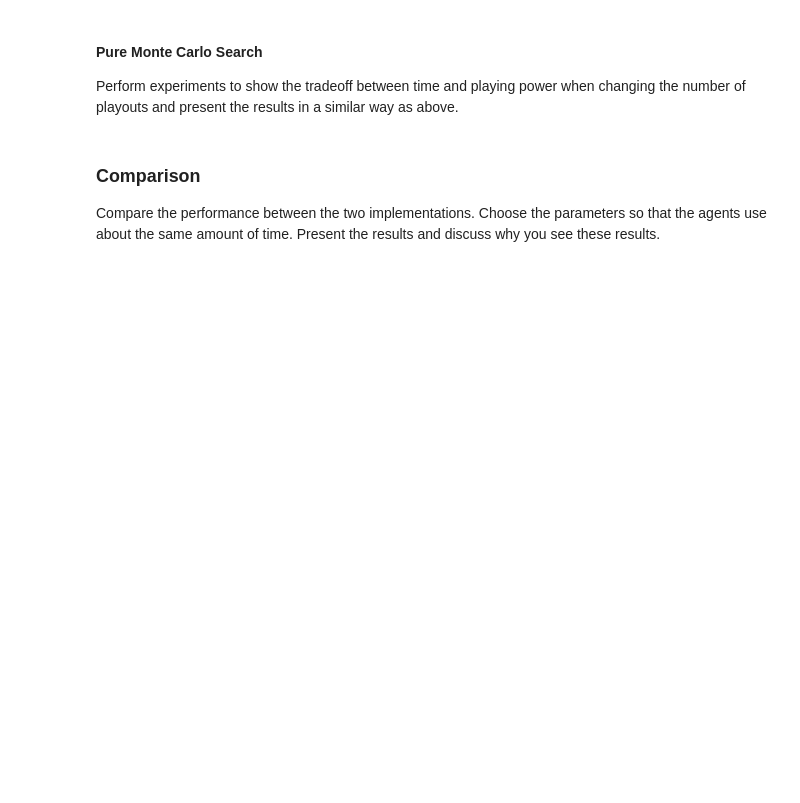
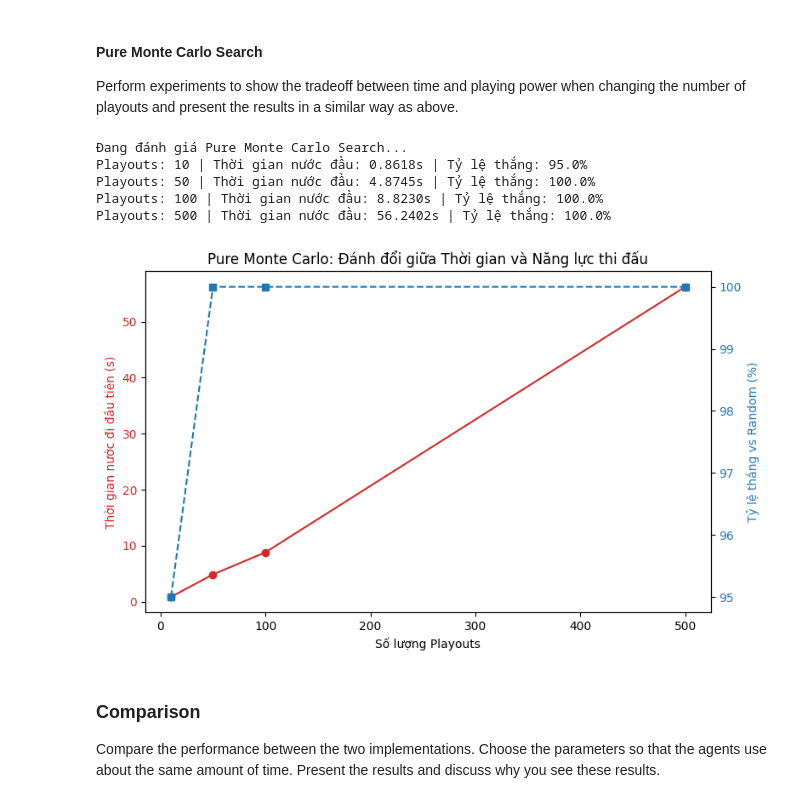
Before and after one commit to TranDatTB04/TTNTNC-Nhom11, a Jupyter notebook: lab05 - game/assignment_connect4.ipynb, the cells around one changed output. Saved outputs shown, nothing was run; the diff lists cells and outputs as text; code cells hidden in the pictures; blank space fills up the shorter version.

```diff
--- a/lab05 - game/assignment_connect4.ipynb
+++ b/lab05 - game/assignment_connect4.ipynb
@@ -251,3 +933,55 @@ Perform experiments to show the tradeoff between time and playing power when cha
+# %%
+# Cấu hình thử nghiệm
+playouts_to_test = [10, 50, 100, 500]
+mc_times = []
+mc_win_rates = []
+
+print("Đang đánh giá Pure Monte Carlo Search...")
+for p in playouts_to_test:
+    mc_agent_test = PureMonteCarloAgent(num_playouts=p)
+
+    # Đo thời gian trung bình cho 1 nước đi ở ván cờ trống
+    start_t = time.time()
+    mc_agent_test(empty_board((6, 7)), player=1)
+    avg_time = time.time() - start_t
+    mc_times.append(avg_time)
+
+    # Đo năng lực thi đấu
+    wins = 0
+    for _ in range(num_test_games):
+        winner = play_game(mc_agent_test, random_player, rows=6, cols=7)
+        if winner == 1:
+            wins += 1
+
+    win_rate = (wins / num_test_games) * 100
+    mc_win_rates.append(win_rate)
+    print(f"Playouts: {p} | Thời gian nước đầu: {avg_time:.4f}s | Tỷ lệ thắng: {win_rate}%")
+
+# Vẽ biểu đồ
+fig, ax1 = plt.subplots(figsize=(8, 5))
+
+color = 'tab:red'
+ax1.set_xlabel('Số lượng Playouts')
+ax1.set_ylabel('Thời gian nước đi đầu tiên (s)', color=color)
+ax1.plot(playouts_to_test, mc_times, marker='o', color=color)
+ax1.tick_params(axis='y', labelcolor=color)
+
+ax2 = ax1.twinx()
+color = 'tab:blue'
+ax2.set_ylabel('Tỷ lệ thắng vs Random (%)', color=color)
+ax2.plot(playouts_to_test, mc_win_rates, marker='s', color=color, linestyle='--')
+ax2.tick_params(axis='y', labelcolor=color)
+
+plt.title('Pure Monte Carlo: Đánh đổi giữa Thời gian và Năng lực thi đấu')
+fig.tight_layout()
+plt.show()
+# %% [output]
+Đang đánh giá Pure Monte Carlo Search...
+Playouts: 10 | Thời gian nước đầu: 0.8618s | Tỷ lệ thắng: 95.0%
+Playouts: 50 | Thời gian nước đầu: 4.8745s | Tỷ lệ thắng: 100.0%
+Playouts: 100 | Thời gian nước đầu: 8.8230s | Tỷ lệ thắng: 100.0%
+Playouts: 500 | Thời gian nước đầu: 56.2402s | Tỷ lệ thắng: 100.0%
+[figure, added]
 # %% [markdown]
 ### Comparison
 
```
Also changed, not shown: parts of 52 cells of this notebook, 3 other files.
